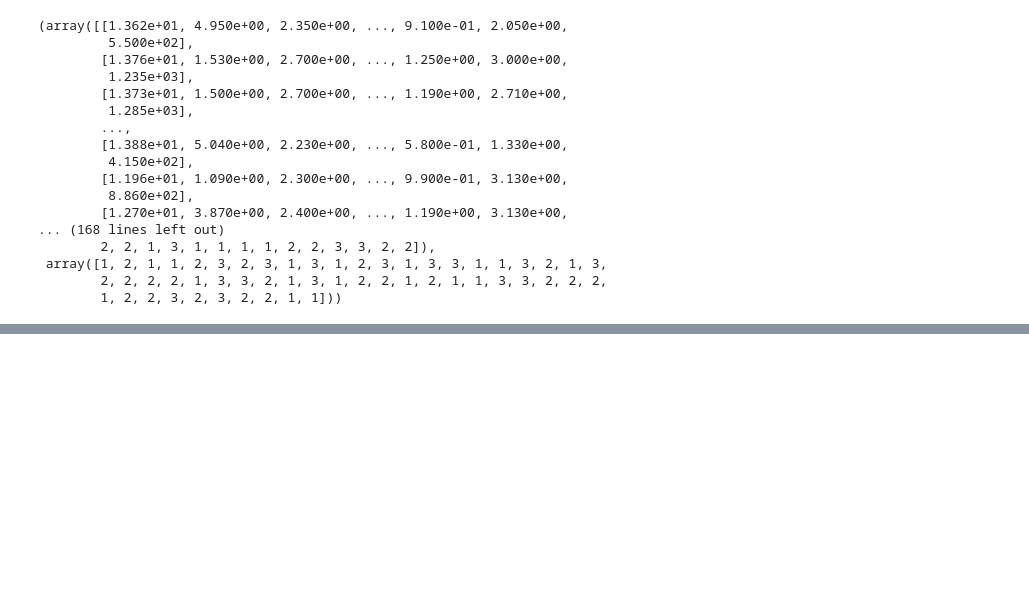
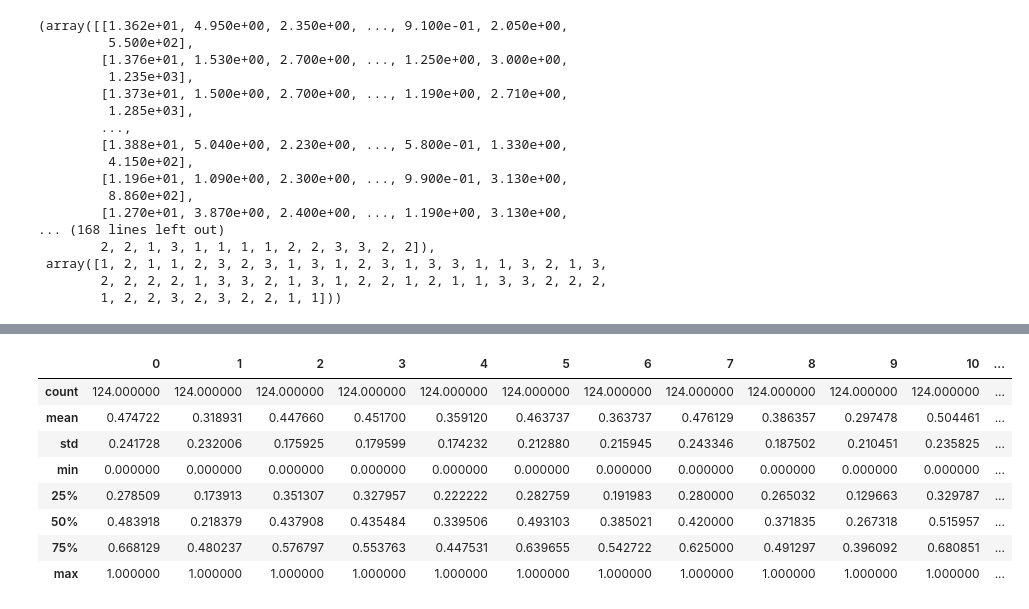
Before and after one commit to karthiksuk/MLExamples, a Jupyter notebook: ML3.ipynb, the cells around one changed output, grey strips where cells are left out. Cells and saved outputs as stored; diff of their text form; code cells hidden in the pictures; blank space fills up the shorter version.

```diff
--- a/ML3.ipynb
+++ b/ML3.ipynb
@@ -69,0 +78,7 @@ X_train, X_test, y_train, y_test
+# %%
+from sklearn.preprocessing import MinMaxScaler
+
+mms = MinMaxScaler()
+
+X_train_norm = mms.fit_transform(X_train)
+X_test_norm = mms.transform(X_test)
@@ -69,0 +121,12 @@ X_train, X_test, y_train, y_test
+# %%
+pd.DataFrame(X_train_norm).describe()
+# %% [output]
+|  | 0 | 1 | 2 | 3 | 4 | 5 | 6 | 7 | 8 | 9 | 10 | ... |
+| count | 124.000000 | 124.000000 | 124.000000 | 124.000000 | 124.000000 | 124.000000 | 124.000000 | 124.000000 | 124.000000 | 124.000000 | 124.000000 | ... |
+| mean | 0.474722 | 0.318931 | 0.447660 | 0.451700 | 0.359120 | 0.463737 | 0.363737 | 0.476129 | 0.386357 | 0.297478 | 0.504461 | ... |
+| std | 0.241728 | 0.232006 | 0.175925 | 0.179599 | 0.174232 | 0.212880 | 0.215945 | 0.243346 | 0.187502 | 0.210451 | 0.235825 | ... |
+| min | 0.000000 | 0.000000 | 0.000000 | 0.000000 | 0.000000 | 0.000000 | 0.000000 | 0.000000 | 0.000000 | 0.000000 | 0.000000 | ... |
+| 25% | 0.278509 | 0.173913 | 0.351307 | 0.327957 | 0.222222 | 0.282759 | 0.191983 | 0.280000 | 0.265032 | 0.129663 | 0.329787 | ... |
+| 50% | 0.483918 | 0.218379 | 0.437908 | 0.435484 | 0.339506 | 0.493103 | 0.385021 | 0.420000 | 0.371835 | 0.267318 | 0.515957 | ... |
+| 75% | 0.668129 | 0.480237 | 0.576797 | 0.553763 | 0.447531 | 0.639655 | 0.542722 | 0.625000 | 0.491297 | 0.396092 | 0.680851 | ... |
+| max | 1.000000 | 1.000000 | 1.000000 | 1.000000 | 1.000000 | 1.000000 | 1.000000 | 1.000000 | 1.000000 | 1.000000 | 1.000000 | ... |
```
Also changed, not shown: parts of 6 cells of this notebook.
